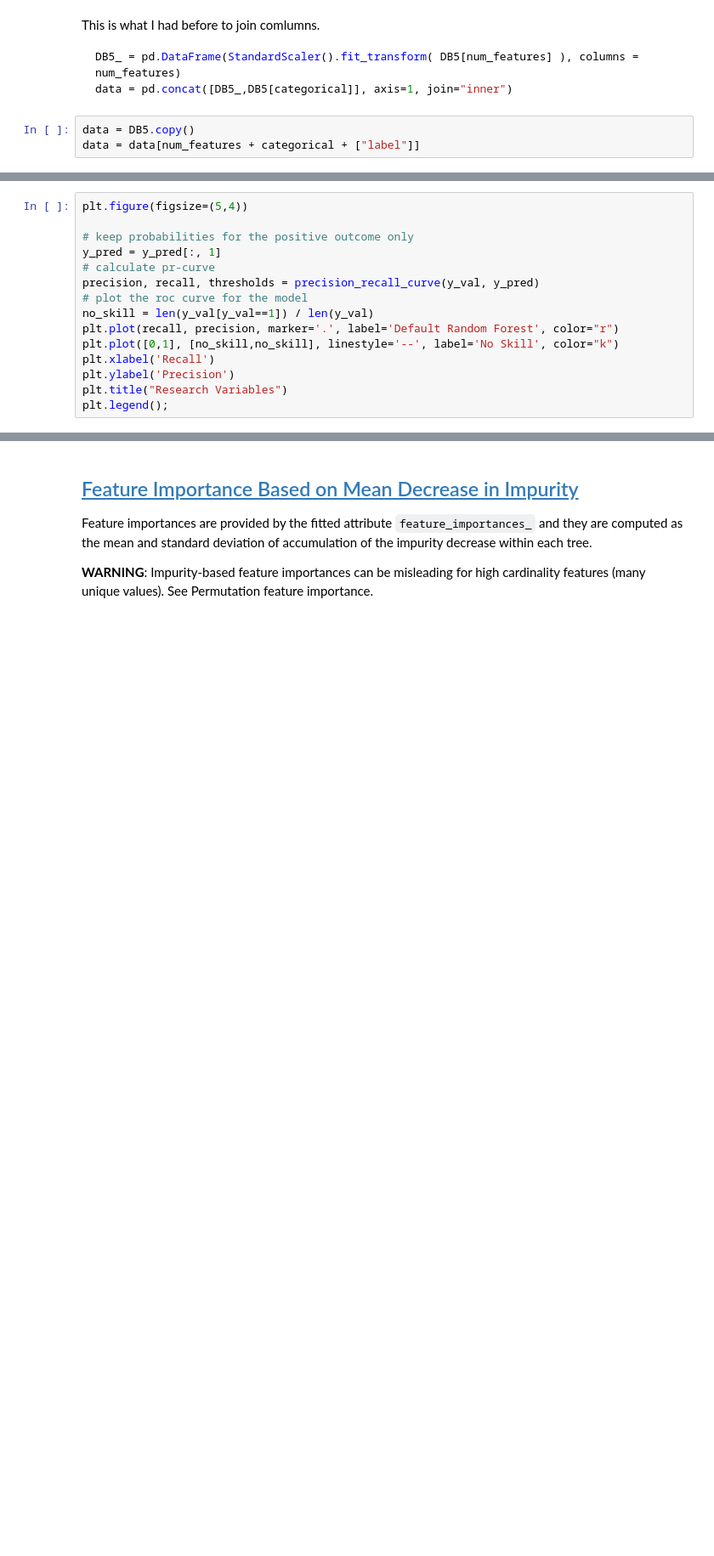
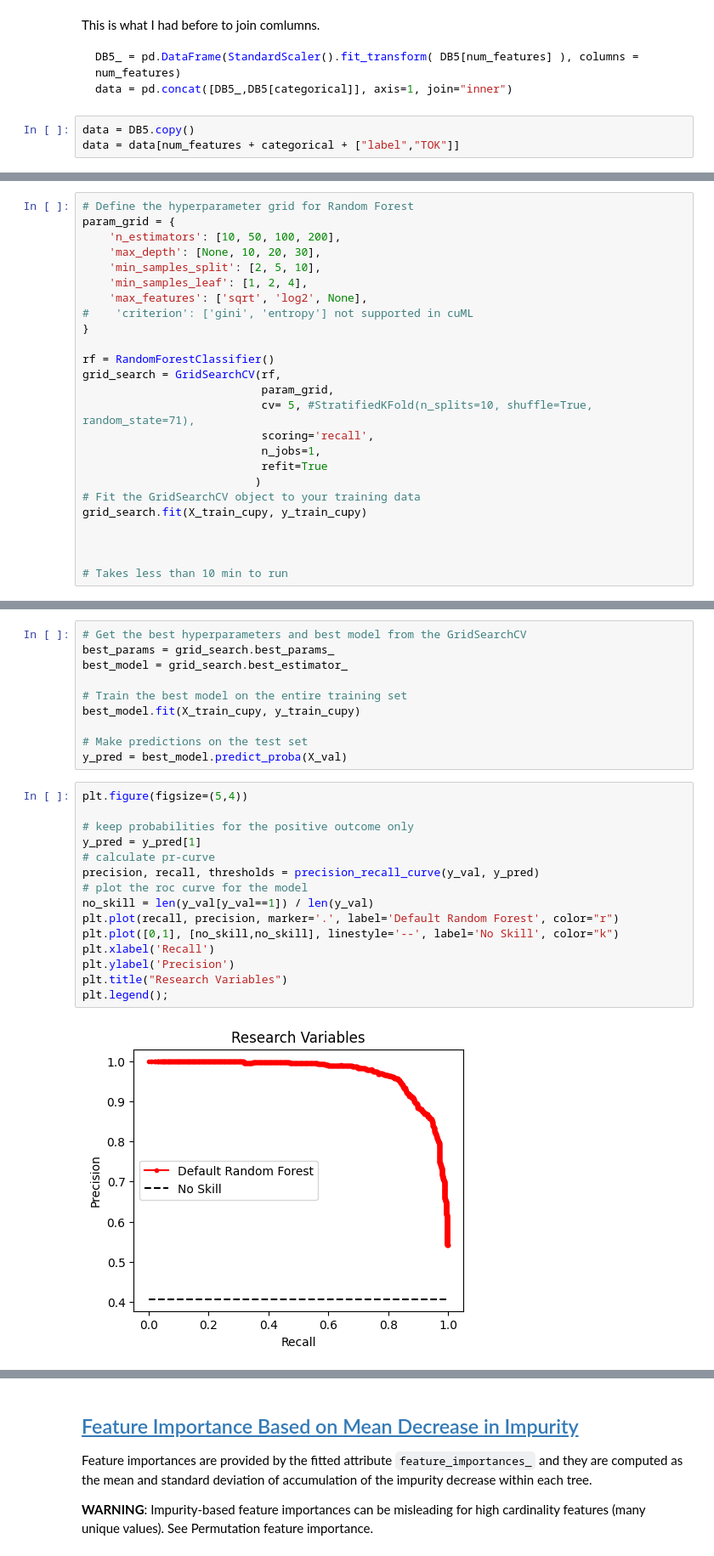
Before and after one commit to Chinnasf/FUSION-EP-Master-Thesis, a Jupyter notebook: Classification/cuML_RF_categorical_data.ipynb, the cells around one changed output, grey strips where cells are left out. Shown at 85% size. Drawn from its saved outputs; the diff is of its cells as text; blank space fills up the shorter version.

````diff
--- a/Classification/cuML_RF_categorical_data.ipynb
+++ b/Classification/cuML_RF_categorical_data.ipynb
@@ -123,4 +132,4 @@ data = pd.concat([DB5_,DB5[categorical]], axis=1, join="inner")
 ```
 # %%
 data = DB5.copy()
-data = data[num_features + categorical + ["label"]]
+data = data[num_features + categorical + ["label","TOK"]]
@@ -205,0 +164,25 @@ y_pred = best_pipeline.predict_proba(X_val)
+# %%
+# Define the hyperparameter grid for Random Forest
+param_grid = {
+    'n_estimators': [10, 50, 100, 200],
+    'max_depth': [None, 10, 20, 30],
+    'min_samples_split': [2, 5, 10],
+    'min_samples_leaf': [1, 2, 4],
+    'max_features': ['sqrt', 'log2', None],
+#    'criterion': ['gini', 'entropy'] not supported in cuML
+}
+
+rf = RandomForestClassifier()
+grid_search = GridSearchCV(rf,
+                           param_grid,
+                           cv= 5, #StratifiedKFold(n_splits=10, shuffle=True, random_state=71),
+                           scoring='recall',
+                           n_jobs=1,
+                           refit=True
+                          )
+# Fit the GridSearchCV object to your training data
+grid_search.fit(X_train_cupy, y_train_cupy)
+
+
+
+# Takes less than 10 min to run
@@ -206,16 +214,28 @@ y_pred = best_pipeline.predict_proba(X_val)
+# %%
+# Get the best hyperparameters and best model from the GridSearchCV
+best_params = grid_search.best_params_
+best_model = grid_search.best_estimator_
+
+# Train the best model on the entire training set
+best_model.fit(X_train_cupy, y_train_cupy)
+
+# Make predictions on the test set
+y_pred = best_model.predict_proba(X_val)
 # %%
 plt.figure(figsize=(5,4))
 
 # keep probabilities for the positive outcome only
-y_pred = y_pred[:, 1]
+y_pred = y_pred[1]
 # calculate pr-curve
 precision, recall, thresholds = precision_recall_curve(y_val, y_pred)
 # plot the roc curve for the model
 no_skill = len(y_val[y_val==1]) / len(y_val)
 plt.plot(recall, precision, marker='.', label='Default Random Forest', color="r")
 plt.plot([0,1], [no_skill,no_skill], linestyle='--', label='No Skill', color="k")
 plt.xlabel('Recall')
 plt.ylabel('Precision')
 plt.title("Research Variables")
 plt.legend();
+# %% [output]
+[figure, added]
 # %%
````
Also changed, not shown: parts of 15 cells of this notebook.
